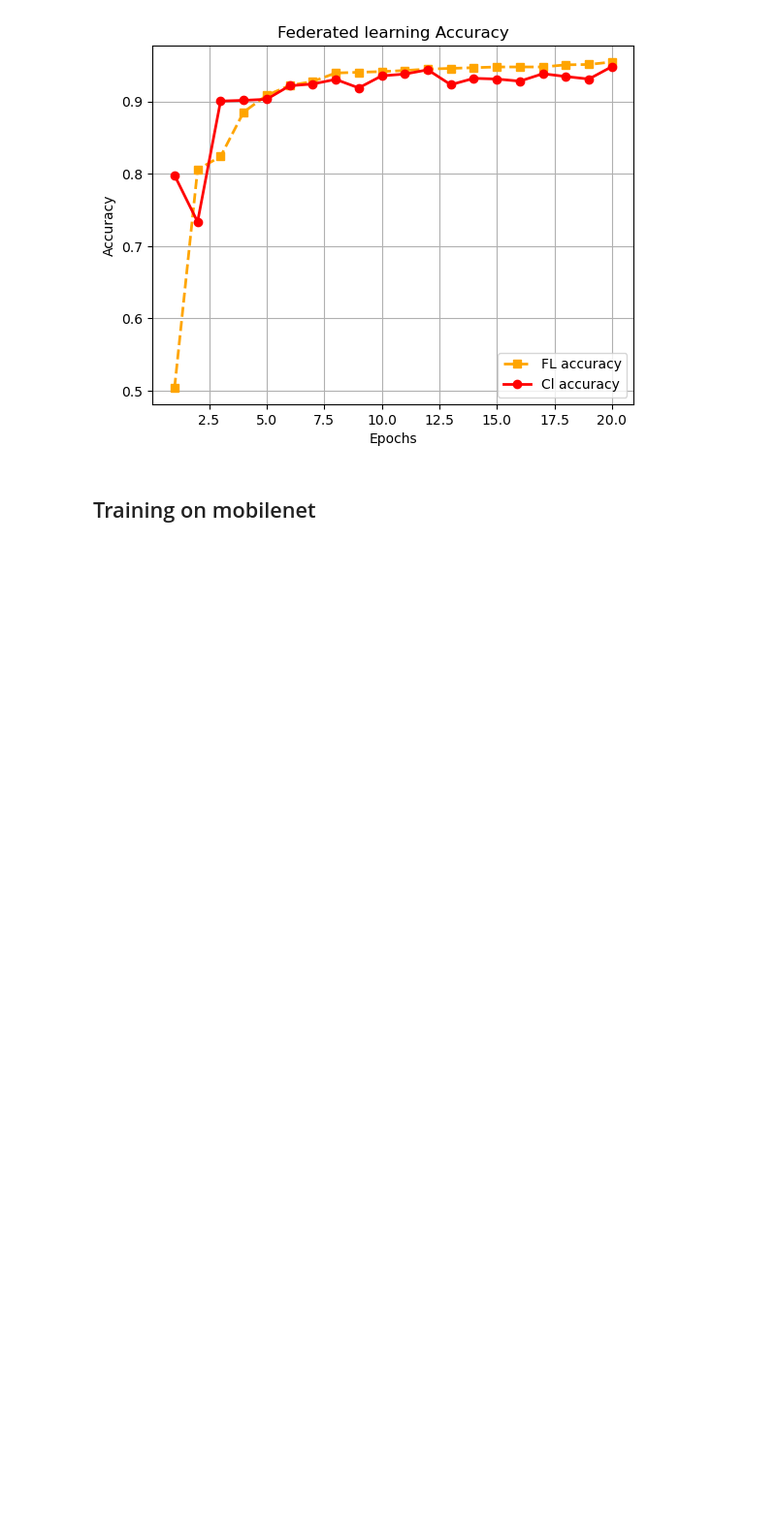
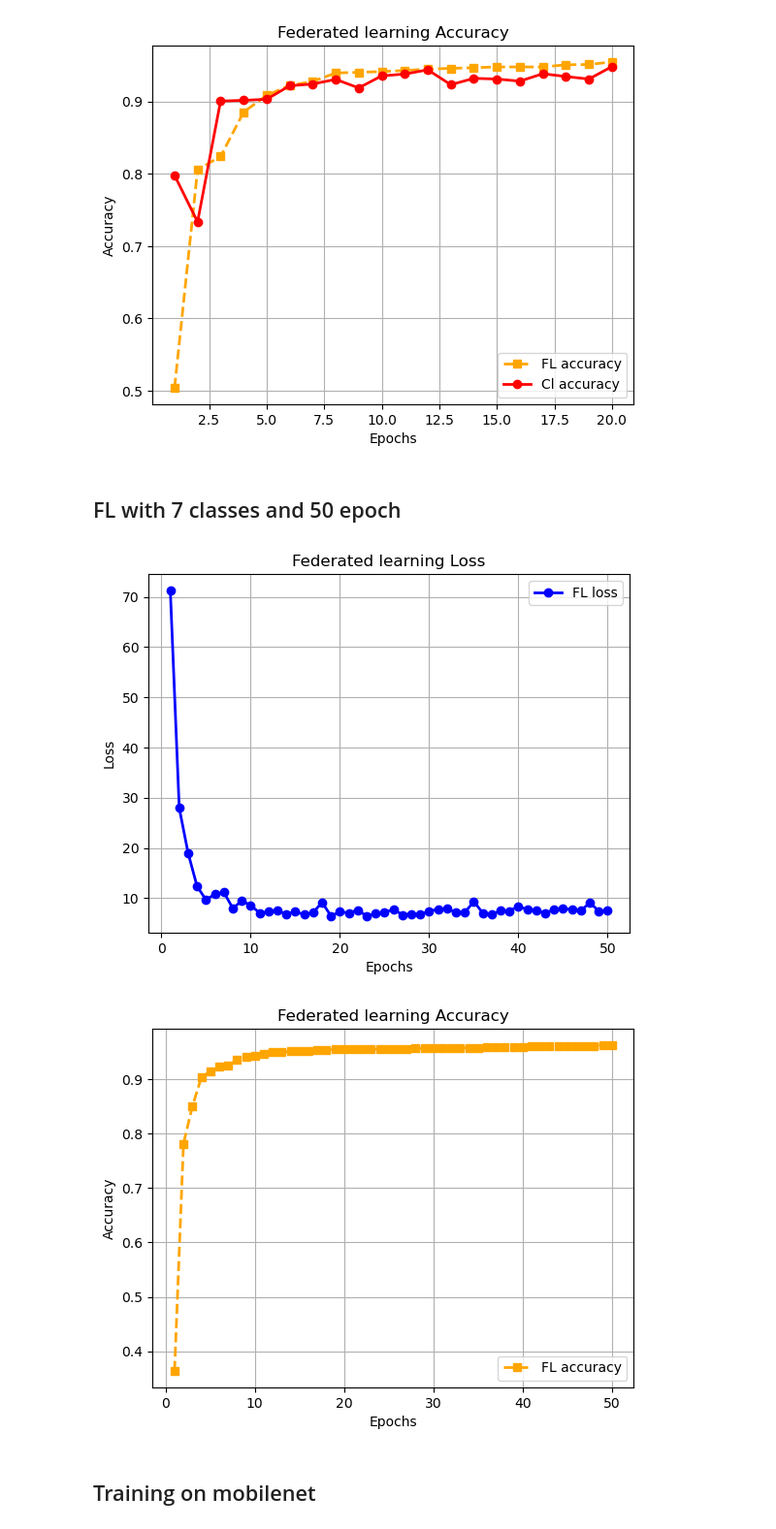
Before and after one commit to hyonbokan/abnormal_driving_behavior_classification, a Jupyter notebook: cent_training/plots/plots.ipynb, the cells around one changed output. Shown at 97% size. Cells and saved outputs as stored; diff of their text form; code cells hidden in the pictures; blank space fills up the shorter version.

Commit message:
comparing CL vs FL: 7 classes, 50 epoch

```diff
--- a/cent_training/plots/plots.ipynb
+++ b/cent_training/plots/plots.ipynb
@@ -478,6 +478,38 @@ plt.show()
 # %% [output]
 [figure]
 [figure]
+# %% [markdown]
+## FL with 7 classes and 50 epoch
+# %%
+import matplotlib.pyplot as plt
+
+loss_results = [(1, 71.27752304077148), (2, 27.943537712097168), (3, 18.930706024169922), (4, 12.341588020324707), (5, 9.64879560470581), (6, 10.809046745300293), (7, 11.153108596801758), (8, 7.991797685623169), (9, 9.411704063415527), (10, 8.60599946975708), (11, 7.031481027603149), (12, 7.267478704452515), (13, 7.479562044143677), (14, 6.851892948150635), (15, 7.277674913406372), (16, 6.7294652462005615), (17, 7.095377445220947), (18, 9.175558090209961), (19, 6.42855167388916), (20, 7.296042203903198), (21, 7.022186756134033), (22, 7.636624813079834), (23, 6.405646085739136), (24, 6.897493600845337), (25, 7.122903347015381), (26, 7.794642686843872), (27, 6.656093120574951), (28, 6.871943712234497), (29, 6.7739598751068115), (30, 7.366256237030029), (31, 7.796859264373779), (32, 7.923772573471069), (33, 7.144264459609985), (34, 7.151005744934082), (35, 9.331477165222168), (36, 7.054552793502808), (37, 6.709266901016235), (38, 7.530713319778442), (39, 7.423679351806641), (40, 8.389033317565918), (41, 7.691450595855713), (42, 7.6451966762542725), (43, 6.941716432571411), (44, 7.7954795360565186), (45, 7.922849893569946), (46, 7.699303865432739), (47, 7.526798248291016), (48, 9.076852798461914), (49, 7.450838088989258), (50, 7.453125476837158)]
+acc_results = {'accuracy': [(1, 0.3639942734430923), (2, 0.7813171080887616), (3, 0.8500357909806728), (4, 0.9030064423765212), (5, 0.9241231209735147), (6, 0.9141016463851109), (7, 0.9226914817465999), (8, 0.9405869720830351), (9, 0.9355762347888332), (10, 0.9423765211166786), (11, 0.9495347172512527), (12, 0.9491768074445239), (13, 0.9509663564781675), (14, 0.9545454545454546), (15, 0.9523979957050823), (16, 0.9563350035790981), (17, 0.9552612741589119), (18, 0.9470293486041518), (19, 0.9549033643521833), (20, 0.9549033643521833), (21, 0.9591982820329277), (22, 0.9563350035790981), (23, 0.9602720114531138), (24, 0.9556191839656406), (25, 0.958840372226199), (26, 0.952755905511811), (27, 0.958840372226199), (28, 0.9602720114531138), (29, 0.9599141016463851), (30, 0.9613457408732999), (31, 0.9563350035790981), (32, 0.9563350035790981), (33, 0.9606299212598425), (34, 0.9602720114531138), (35, 0.9509663564781675), (36, 0.9574087329992842), (37, 0.9595561918396565), (38, 0.9559770937723694), (39, 0.9549033643521833), (40, 0.9534717251252685), (41, 0.9624194702934861), (42, 0.9556191839656406), (43, 0.9606299212598425), (44, 0.9563350035790981), (45, 0.9624194702934861), (46, 0.9577666428060129), (47, 0.9609878310665713), (48, 0.9549033643521833), (49, 0.9591982820329277), (50, 0.9574087329992842)]}
+
+
+acc_fl = sorted([n[1] for n in acc_results['accuracy']])
+loss_fl = [n[1] for n in loss_results]
+epochs = range(1, len(loss)+1)
+
+plt.plot(epochs, loss_fl, label='FL loss', color='b', marker='o', linestyle='-', linewidth=2)
+plt.title('Federated learning Loss')
+plt.xlabel('Epochs')
+plt.ylabel('Loss')
+plt.legend()
+plt.grid()
+plt.show()
+
+
+plt.plot(epochs, acc_fl, label='FL accuracy', color='orange', marker='s', linestyle='--', linewidth=2)
+plt.title('Federated learning Accuracy')
+plt.xlabel('Epochs')
+plt.ylabel('Accuracy')
+plt.legend()
+plt.grid()
+plt.show()
+# %% [output]
+[figure, added]
+[figure, added]
 # %% [markdown]
 ## Training on mobilenet
 # %%
```
Also changed, not shown: 3 other files.
